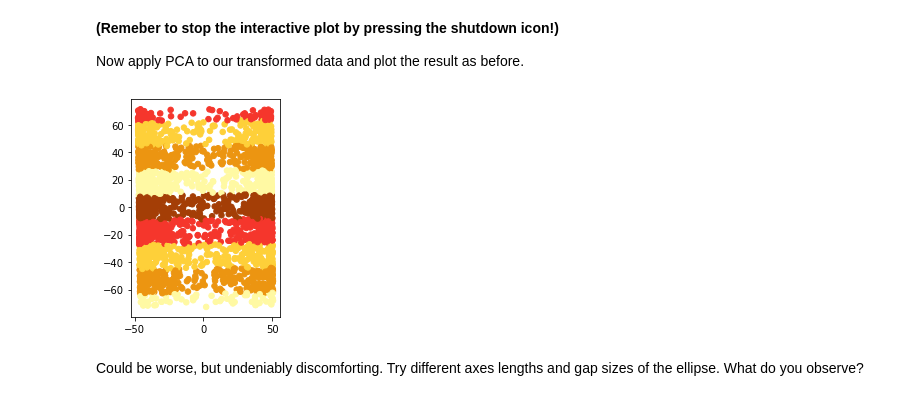
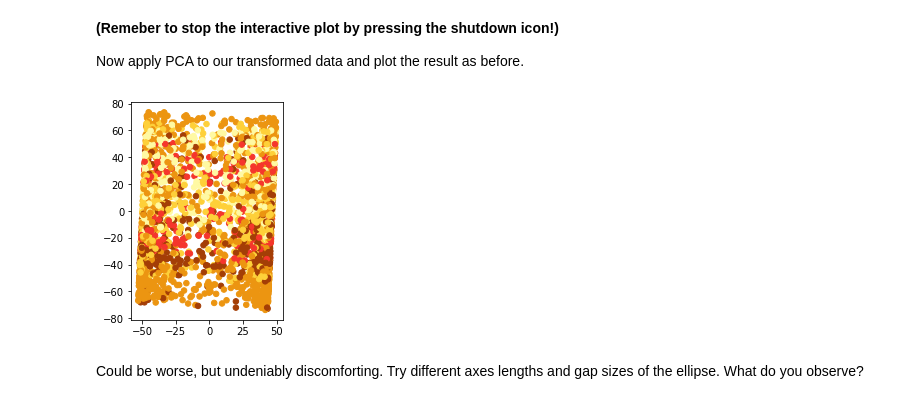
Before and after one commit to JoelVO/mllab_uni_bonn, a Jupyter notebook: mllab-exercise-3/PCA.ipynb, the cells around one changed output. Cells and saved outputs as stored; diff of their text form; code cells hidden in the pictures.

```diff
--- a/mllab-exercise-3/PCA.ipynb
+++ b/mllab-exercise-3/PCA.ipynb
@@ -156,9 +118,9 @@ V, xyzq = pca(xyz, q=2)
 # %%
 labels = np.round(4*xyz[...,-1]/max(xyz[...,-1]))
 %matplotlib inline
-plot = mllab.pca.plot_toy_2d(xyzq,labels)
+plot = mllab.pca.plot_toy_2d(xyzq,y)
 # %% [output]
-[figure, old version]
+[figure, new version]
 # %% [markdown]
 Could be worse, but undeniably discomforting. Try different axes lengths and gap sizes of the ellipse. What do you observe?
 # %% [markdown]
```
Also changed, not shown: parts of 4 cells of this notebook, 10 other files.
